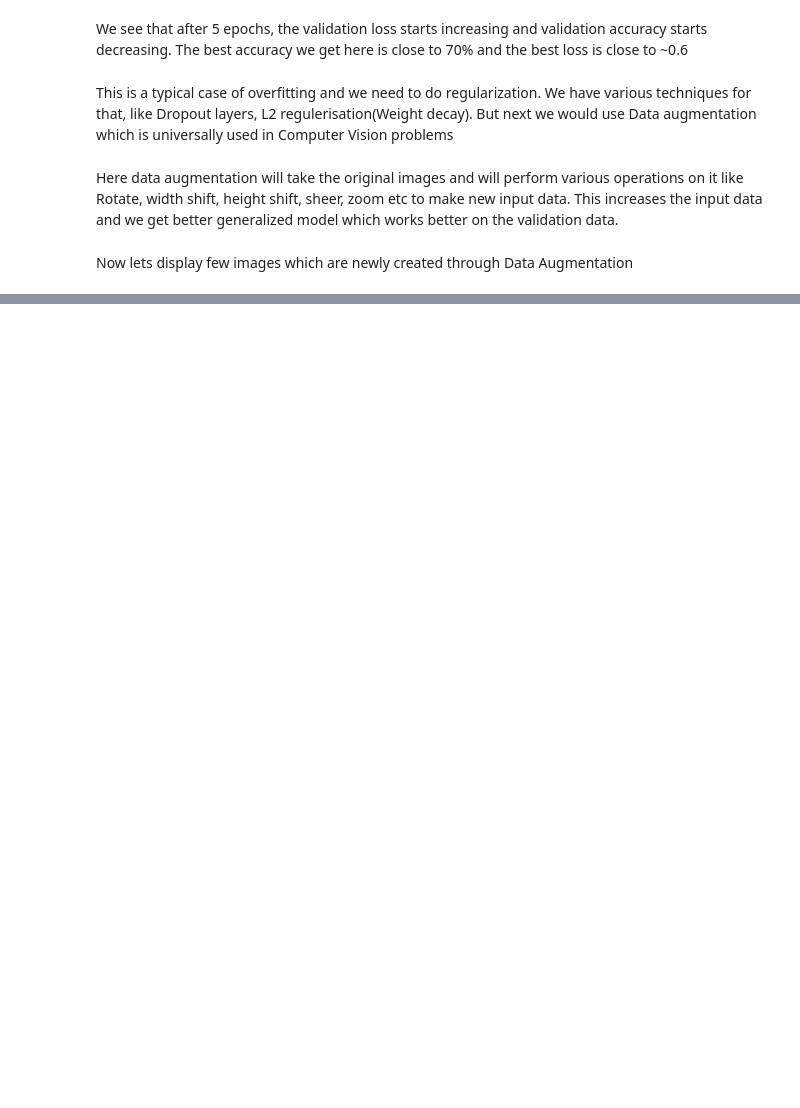
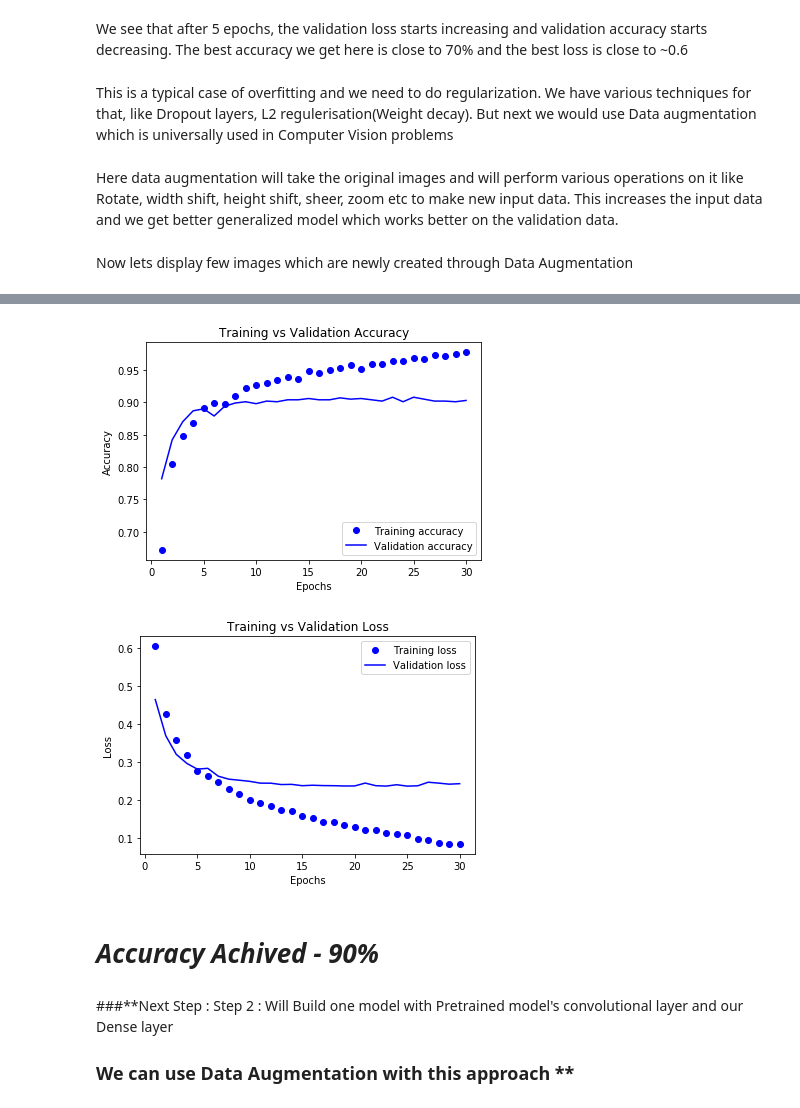
Before and after one commit to RahulTechTutorials/Deep_learning, a Jupyter notebook: Classification_NN_Dogs_cats.ipynb, the cells around one changed output, grey strips where cells are left out. Cells and saved outputs as stored; diff of their text form; code cells hidden in the pictures; blank space fills up the shorter version.

```diff
--- a/Classification_NN_Dogs_cats.ipynb
+++ b/Classification_NN_Dogs_cats.ipynb
@@ -306,0 +494,4 @@ plt.show()
+# %%
+train_features, train_labels = extract_features(train_dir,2000)
+validation_features, validation_labels = extract_features(validation_dir,1000)
+test_features, test_labels = extract_features(test_dir,1000)
@@ -306,0 +504,4 @@ plt.show()
+# %%
+train_features = np.reshape(train_features, (2000 , 4 * 4 * 512))
+validation_features = np.reshape(validation_features, (1000 , 4 * 4 * 512))
+test_features = np.reshape(test_features, (1000 , 4 * 4 * 512))
@@ -306,0 +518,7 @@ plt.show()
+# %%
+model3 = models.Sequential()
+model3.add(layers.Dense(256, activation='relu', input_dim = (4*4*512)))
+model3.add(layers.Dropout(0.5))
+model3.add(layers.Dense(1,activation='sigmoid'))
+
+model3.compile(loss = 'binary_crossentropy', optimizer = optimizers.RMSprop(lr = 2e-5), metrics=['acc'])
@@ -306,0 +541,3 @@ plt.show()
+# %%
+history = model3.fit(train_features, train_labels, epochs=30, batch_size = 20,
+                     validation_data = (validation_features, validation_labels))
@@ -306,0 +566,32 @@ plt.show()
+# %%
+import matplotlib.pyplot as plt
+acc = history.history['acc']
+val_acc = history.history['val_acc']
+loss = history.history['loss']
+val_loss = history.history['val_loss']
+epochs = list(range(1,len(acc)+1))
+plt.plot(epochs,acc,'bo',label='Training accuracy')
+plt.plot(epochs,val_acc,'b',label='Validation accuracy')
+plt.xlabel('Epochs')
+plt.ylabel('Accuracy')
+plt.title('Training vs Validation Accuracy')
+plt.legend()
+
+plt.figure()
+
+plt.plot(epochs,loss,'bo',label='Training loss')
+plt.plot(epochs,val_loss,'b',label='Validation loss')
+plt.xlabel('Epochs')
+plt.ylabel('Loss')
+plt.title('Training vs Validation Loss')
+plt.legend()
+
+plt.show()
+# %% [output]
+[figure, added]
+[figure, added]
+# %% [markdown]
+# ***Accuracy Achived - 90%***
+# %% [markdown]
+###**Next Step :  Step 2 : Will Build one model with Pretrained model's convolutional layer and our Dense layer
+### We can use Data Augmentation with this approach **
```
Also changed, not shown: parts of 48 cells of this notebook.
